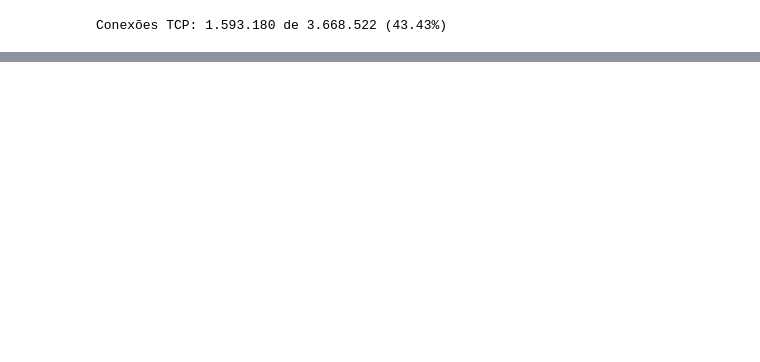
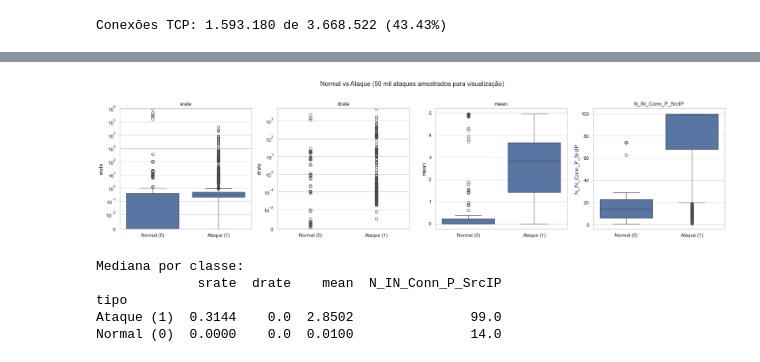
Before and after one commit to KauaLQ/cyber-sentinel, a Jupyter notebook: IoT/main.ipynb, the cells around one changed output, grey strips where cells are left out. Drawn from its saved outputs; the diff is of its cells as text; code cells hidden in the pictures; blank space fills up the shorter version.

```diff
--- a/IoT/main.ipynb
+++ b/IoT/main.ipynb
@@ -250,0 +281,6 @@ Conexões TCP: 1.593.180 de 3.668.522 (43.43%)
+# %%
+colunas_para_remover = ["pkSeqID", "saddr", "daddr", "sport", "dport", "seq", "origem"]
+df_clean = df_full.drop(columns=colunas_para_remover)
+
+print(f"Shape após remoção: {df_clean.shape[0]:,} linhas x {df_clean.shape[1]} colunas".replace(",", "."))
+print(f"Colunas restantes: {df_clean.columns.tolist()}")
@@ -250,0 +331,14 @@ Conexões TCP: 1.593.180 de 3.668.522 (43.43%)
+# %%
+print("Valores de 'proto':", df_clean["proto"].unique().tolist())
+
+df_clean = pd.get_dummies(df_clean, columns=["proto"], prefix="proto", dtype=int)
+
+# Rótulo combinado (granularidade fina): tráfego normal vira apenas "normal"
+df_clean["classe"] = np.where(df_clean["attack"] == 0, "normal",
+                              df_clean["category"] + "_" + df_clean["subcategory"])
+
+COLUNAS_ROTULO = ["attack", "category", "subcategory", "classe"]
+FEATURES = [c for c in df_clean.columns if c not in COLUNAS_ROTULO]
+
+print(f"\nFeatures de entrada do modelo ({len(FEATURES)}):\n{FEATURES}")
+df_clean.head()
@@ -250,0 +391,28 @@ Conexões TCP: 1.593.180 de 3.668.522 (43.43%)
+# %%
+normais_plot = df_clean[df_clean["attack"] == 0]
+ataques_plot = df_clean[df_clean["attack"] == 1].sample(n=min(50_000, (df_clean["attack"] == 1).sum()), random_state=SEED)
+df_plot = pd.concat([normais_plot, ataques_plot])
+df_plot["tipo"] = df_plot["attack"].map({0: "Normal (0)", 1: "Ataque (1)"})
+
+cols_box = ["srate", "drate", "mean", "N_IN_Conn_P_SrcIP"]
+fig, axes = plt.subplots(1, 4, figsize=(20, 5))
+for ax, col in zip(axes, cols_box):
+    sns.boxplot(data=df_plot, x="tipo", y=col, order=["Normal (0)", "Ataque (1)"], ax=ax)
+    if col in ("srate", "drate"):
+        ax.set_yscale("symlog", linthresh=1e-2)
+        ax.set_ylim(bottom=0)      # taxas nunca são negativas
+    ax.set_title(col)
+    ax.set_xlabel("")
+plt.suptitle("Normal vs Ataque (50 mil ataques amostrados para visualização)", y=1.02)
+plt.tight_layout()
+plt.show()
+
+print("Mediana por classe:")
+print(df_plot.groupby("tipo")[cols_box].median().round(4))
+# %% [output]
+[figure, added]
+Mediana por classe:
+             srate  drate    mean  N_IN_Conn_P_SrcIP
+tipo
+Ataque (1)  0.3144    0.0  2.8502               99.0
+Normal (0)  0.0000    0.0  0.0100               14.0
```
Also changed, not shown: parts of 29 cells of this notebook, 1 other file.
